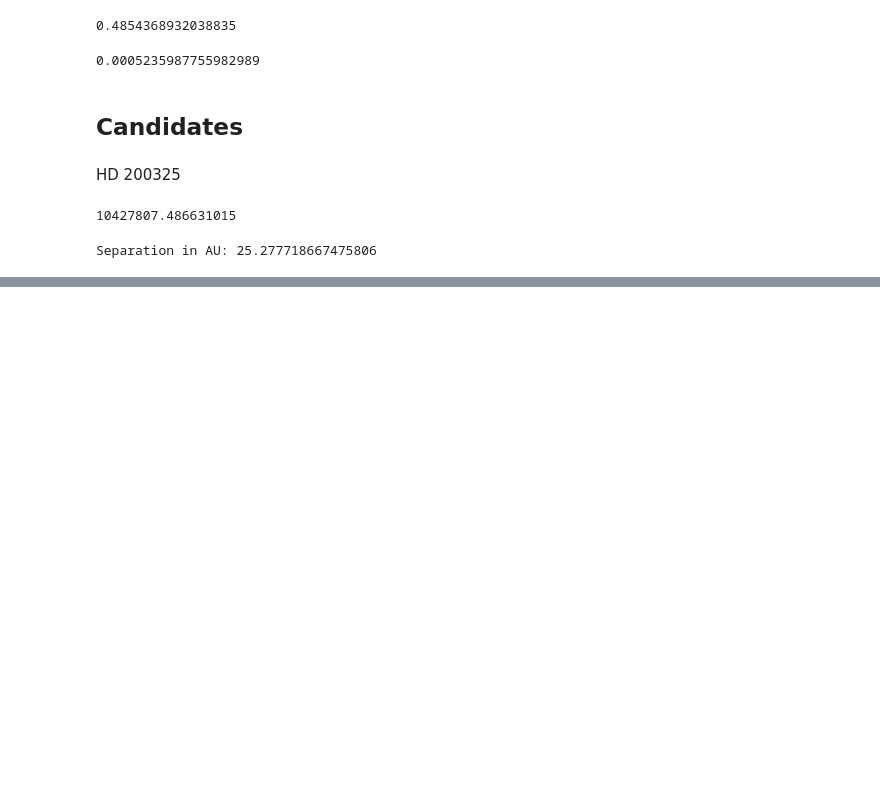
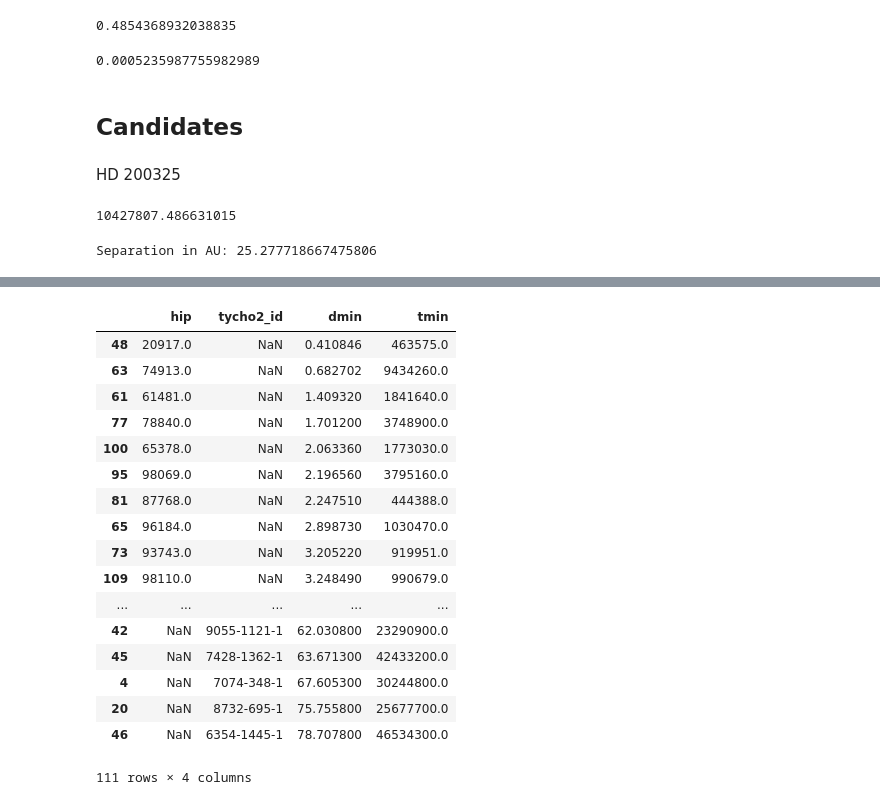
Before and after one commit to seap-udea/iWander, a Jupyter notebook: dev/analysis.ipynb, the cells around one changed output, grey strips where cells are left out. Saved outputs shown, nothing was run; the diff lists cells and outputs as text; code cells hidden in the pictures; blank space fills up the shorter version.

```diff
--- a/dev/analysis.ipynb
+++ b/dev/analysis.ipynb
@@ -1380,0 +1501,22 @@ Separation in AU: 25.277718667475806
+# %%
+data=pd.read_csv(BASE_DIR+"candidates-Voyager1.csv")
+data.sort_values(by="dmin")[["hip","tycho2_id","dmin","tmin"]]
+# %% [output]
+|  | hip | tycho2_id | dmin | tmin |
+| 48 | 20917.0 | NaN | 0.410846 | 463575.0 |
+| 63 | 74913.0 | NaN | 0.682702 | 9434260.0 |
+| 61 | 61481.0 | NaN | 1.409320 | 1841640.0 |
+| 77 | 78840.0 | NaN | 1.701200 | 3748900.0 |
+| 100 | 65378.0 | NaN | 2.063360 | 1773030.0 |
+| 95 | 98069.0 | NaN | 2.196560 | 3795160.0 |
+| 81 | 87768.0 | NaN | 2.247510 | 444388.0 |
+| 65 | 96184.0 | NaN | 2.898730 | 1030470.0 |
+| 73 | 93743.0 | NaN | 3.205220 | 919951.0 |
+| 109 | 98110.0 | NaN | 3.248490 | 990679.0 |
+| ... | ... | ... | ... | ... |
+| 42 | NaN | 9055-1121-1 | 62.030800 | 23290900.0 |
+| 45 | NaN | 7428-1362-1 | 63.671300 | 42433200.0 |
+| 4 | NaN | 7074-348-1 | 67.605300 | 30244800.0 |
+| 20 | NaN | 8732-695-1 | 75.755800 | 25677700.0 |
+| 46 | NaN | 6354-1445-1 | 78.707800 | 46534300.0 |
+111 rows × 4 columns
```
Also changed, not shown: parts of 8 cells of this notebook, 7 other files.
